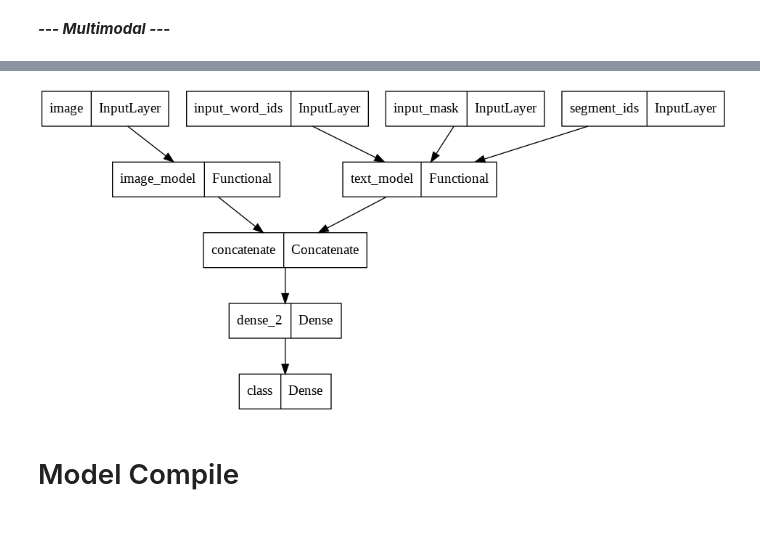
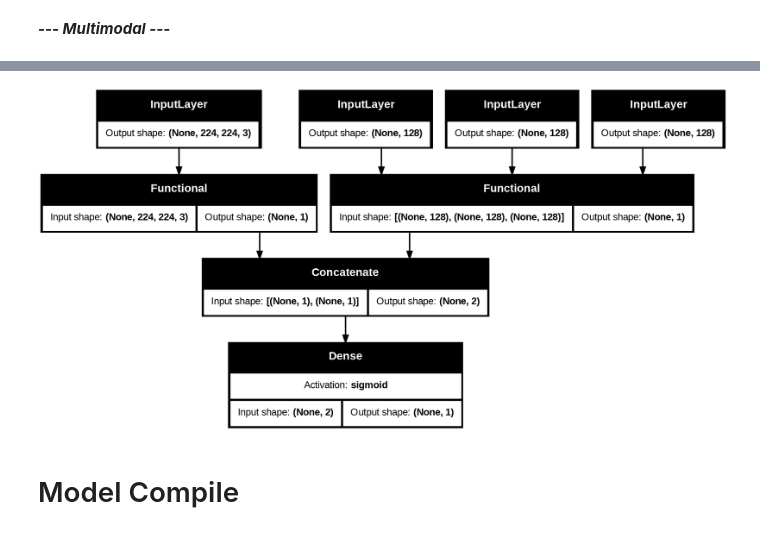
Before and after one commit to Stephanie9606/MultimodalDeepLearning_OnlineMemeClassification, a Jupyter notebook: binary_mulitimodal_late_fusion_memes.ipynb, the cells around one changed output, grey strips where cells are left out. Cells and saved outputs as stored; diff of their text form; code cells hidden in the pictures.

```diff
--- a/binary_mulitimodal_late_fusion_memes.ipynb
+++ b/binary_mulitimodal_late_fusion_memes.ipynb
@@ -574,7 +648,8 @@ ________________________________________________________________________________
-# %%
-plot_model(merge_model)
-# %% [output]
-[figure, removed]
+# %%
+from tensorflow.keras.utils import plot_model
+plot_model(merge_model, to_file="/content/drive/MyDrive/bianryclass_late_fusion_model.png", show_shapes=True, show_layer_activations=True)
+# %% [output]
+[figure, added]
 # %% [markdown]
 # Model Compile
 # %%
```
Also changed, not shown: parts of 20 cells of this notebook.
